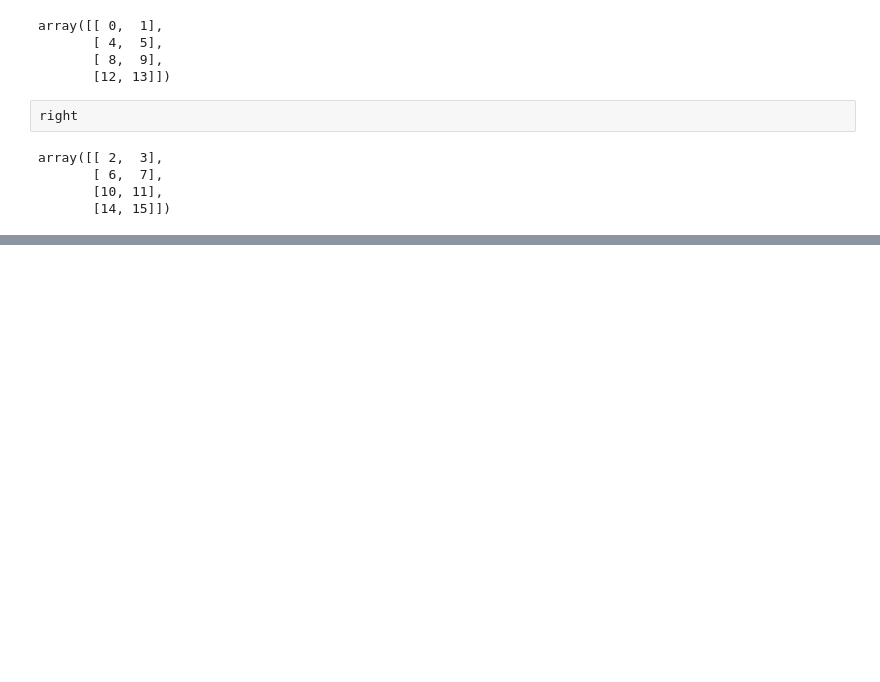
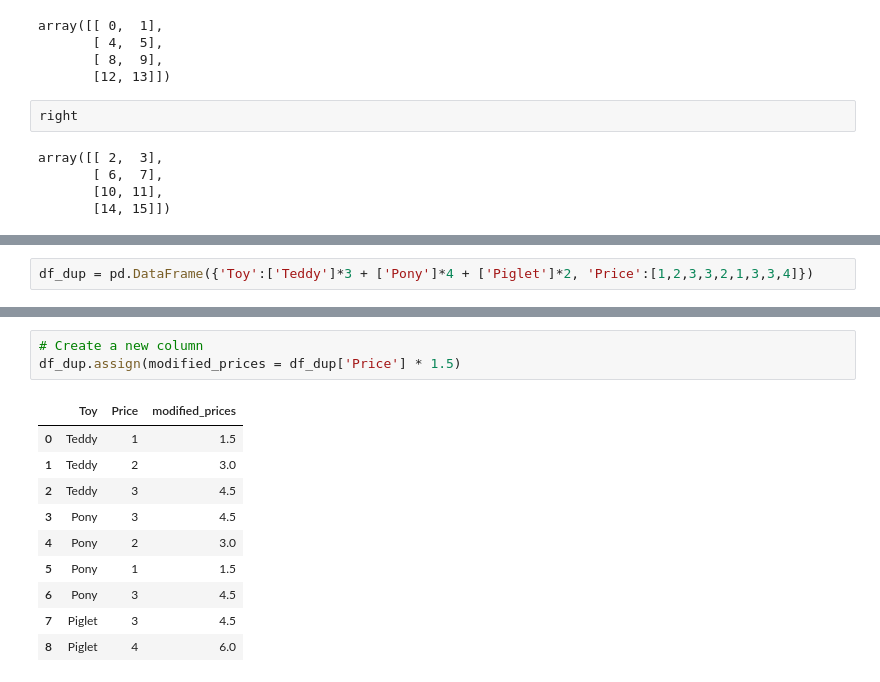
Before and after one commit to vmsgiridhar/AI2019, a Jupyter notebook: DS_Practice/NumpyPandas.ipynb, the cells around one changed output, grey strips where cells are left out. Cells and saved outputs as stored; diff of their text form; blank space fills up the shorter version.

```diff
--- a/DS_Practice/NumpyPandas.ipynb
+++ b/DS_Practice/NumpyPandas.ipynb
@@ -355,0 +473,2 @@ array([[ 2,  3],
+# %%
+df_dup = pd.DataFrame({'Toy':['Teddy']*3 + ['Pony']*4 + ['Piglet']*2, 'Price':[1,2,3,3,2,1,3,3,4]})
@@ -355,0 +516,14 @@ array([[ 2,  3],
+# %%
+# Create a new column
+df_dup.assign(modified_prices = df_dup['Price'] * 1.5)
+# %% [output]
+|  | Toy | Price | modified_prices |
+| 0 | Teddy | 1 | 1.5 |
+| 1 | Teddy | 2 | 3.0 |
+| 2 | Teddy | 3 | 4.5 |
+| 3 | Pony | 3 | 4.5 |
+| 4 | Pony | 2 | 3.0 |
+| 5 | Pony | 1 | 1.5 |
+| 6 | Pony | 3 | 4.5 |
+| 7 | Piglet | 3 | 4.5 |
+| 8 | Piglet | 4 | 6.0 |
```
Also changed, not shown: parts of 31 cells of this notebook.
